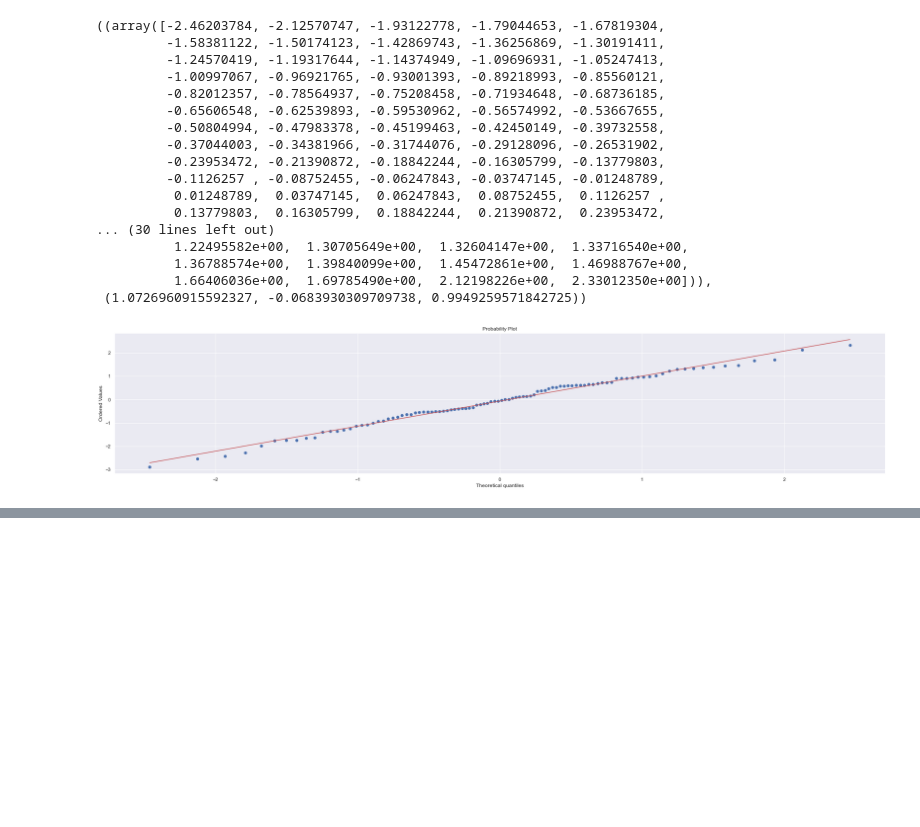
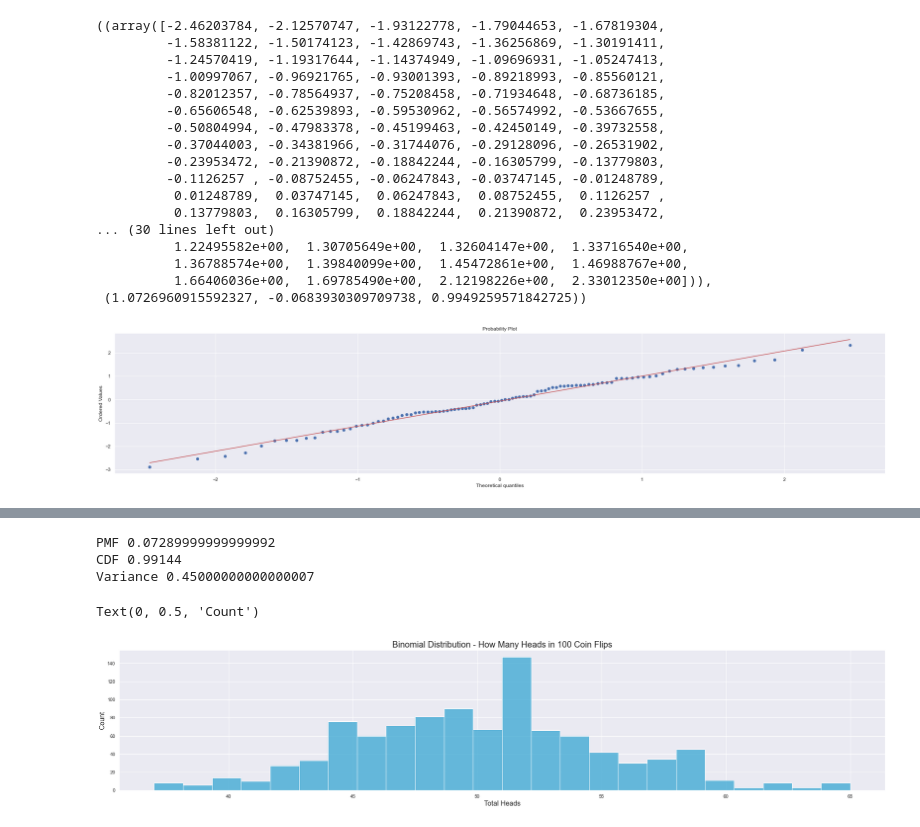
Before and after one commit to jeffsdata/python-code-snippets, a Jupyter notebook: notebooks/book-practicalstats-chapter-2-distributions.ipynb, the cells around one changed output, grey strips where cells are left out. Cells and saved outputs as stored; diff of their text form; code cells hidden in the pictures; blank space fills up the shorter version.

```diff
--- a/notebooks/book-practicalstats-chapter-2-distributions.ipynb
+++ b/notebooks/book-practicalstats-chapter-2-distributions.ipynb
@@ -177,0 +236,25 @@ probplot(norm_sample, plot=ax, )
+# %%
+from scipy.stats import binom
+
+# The probability of observing exactly 2 success in size = 5 trials where the probability of success is 0.1.
+print("PMF", binom.pmf(2, n=5, p=0.1))
+
+# determine the probability of x (2) or fewer success in n (5) trials
+print("CDF", binom.cdf(2, n=5, p=0.1))
+
+print("Variance", (5 * (0.1 * (1-0.1))))
+# %% [output]
+PMF 0.07289999999999992
+CDF 0.99144
+Variance 0.45000000000000007
+# %%
+n, p = 100, .5  # number of trials, probability of each trial
+binom_samp = np.random.binomial(n, p, 1000)
+
+plot = sns.histplot(data=binom_samp, color=color_theme.get("darkblue"))
+plot.set_title("Binomial Distribution - How Many Heads in 100 Coin Flips", fontsize=20)
+plot.set_xlabel("Total Heads", fontsize = 16)
+plot.set_ylabel("Count", fontsize = 16)
+# %% [output]
+Text(0, 0.5, 'Count')
+[figure, added]
```
Also changed, not shown: parts of 18 cells of this notebook.
